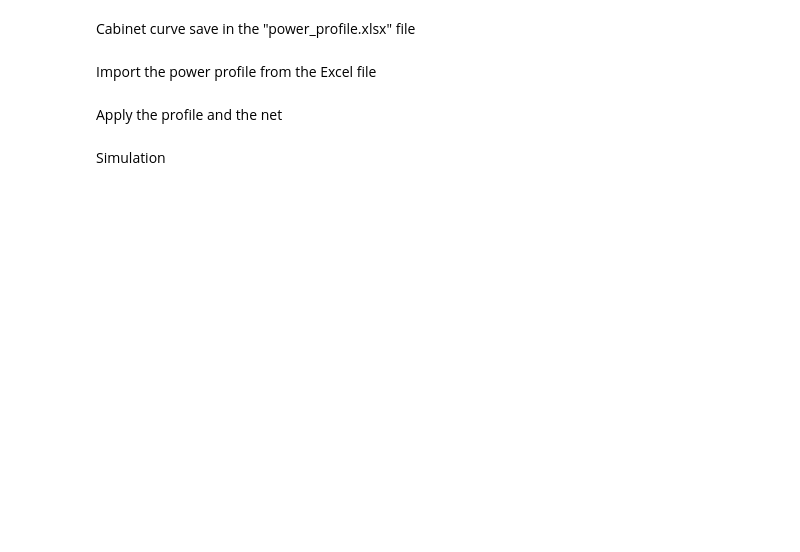
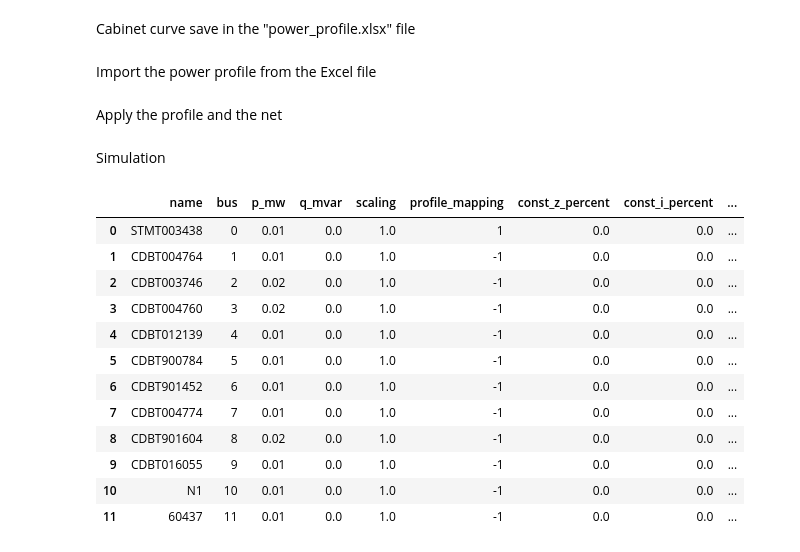
Before and after one commit to micael-buchser/rhtlab_MIB, a Jupyter notebook: Mini-projet-trey_Buchser_Joye/Notebook_Buchser_Joye.ipynb, the cells around one changed output. Drawn from its saved outputs; the diff is of its cells as text; code cells hidden in the pictures; blank space fills up the shorter version.

```diff
--- a/Mini-projet-trey_Buchser_Joye/Notebook_Buchser_Joye.ipynb
+++ b/Mini-projet-trey_Buchser_Joye/Notebook_Buchser_Joye.ipynb
@@ -394,3 +391,19 @@ Apply the profile and the net
 Simulation
 # %%
 # pp_sim.run_time_simulation(net)
+# %%
+net.load
+# %% [output]
+|  | name | bus | p_mw | q_mvar | scaling | profile_mapping | const_z_percent | const_i_percent | ... |
+| 0 | STMT003438 | 0 | 0.01 | 0.0 | 1.0 | 1 | 0.0 | 0.0 | ... |
+| 1 | CDBT004764 | 1 | 0.01 | 0.0 | 1.0 | -1 | 0.0 | 0.0 | ... |
+| 2 | CDBT003746 | 2 | 0.02 | 0.0 | 1.0 | -1 | 0.0 | 0.0 | ... |
+| 3 | CDBT004760 | 3 | 0.02 | 0.0 | 1.0 | -1 | 0.0 | 0.0 | ... |
+| 4 | CDBT012139 | 4 | 0.01 | 0.0 | 1.0 | -1 | 0.0 | 0.0 | ... |
+| 5 | CDBT900784 | 5 | 0.01 | 0.0 | 1.0 | -1 | 0.0 | 0.0 | ... |
+| 6 | CDBT901452 | 6 | 0.01 | 0.0 | 1.0 | -1 | 0.0 | 0.0 | ... |
+| 7 | CDBT004774 | 7 | 0.01 | 0.0 | 1.0 | -1 | 0.0 | 0.0 | ... |
+| 8 | CDBT901604 | 8 | 0.02 | 0.0 | 1.0 | -1 | 0.0 | 0.0 | ... |
+| 9 | CDBT016055 | 9 | 0.01 | 0.0 | 1.0 | -1 | 0.0 | 0.0 | ... |
+| 10 | N1 | 10 | 0.01 | 0.0 | 1.0 | -1 | 0.0 | 0.0 | ... |
+| 11 | 60437 | 11 | 0.01 | 0.0 | 1.0 | -1 | 0.0 | 0.0 | ... |
```
Also changed, not shown: parts of 9 cells of this notebook, 7 other files.
